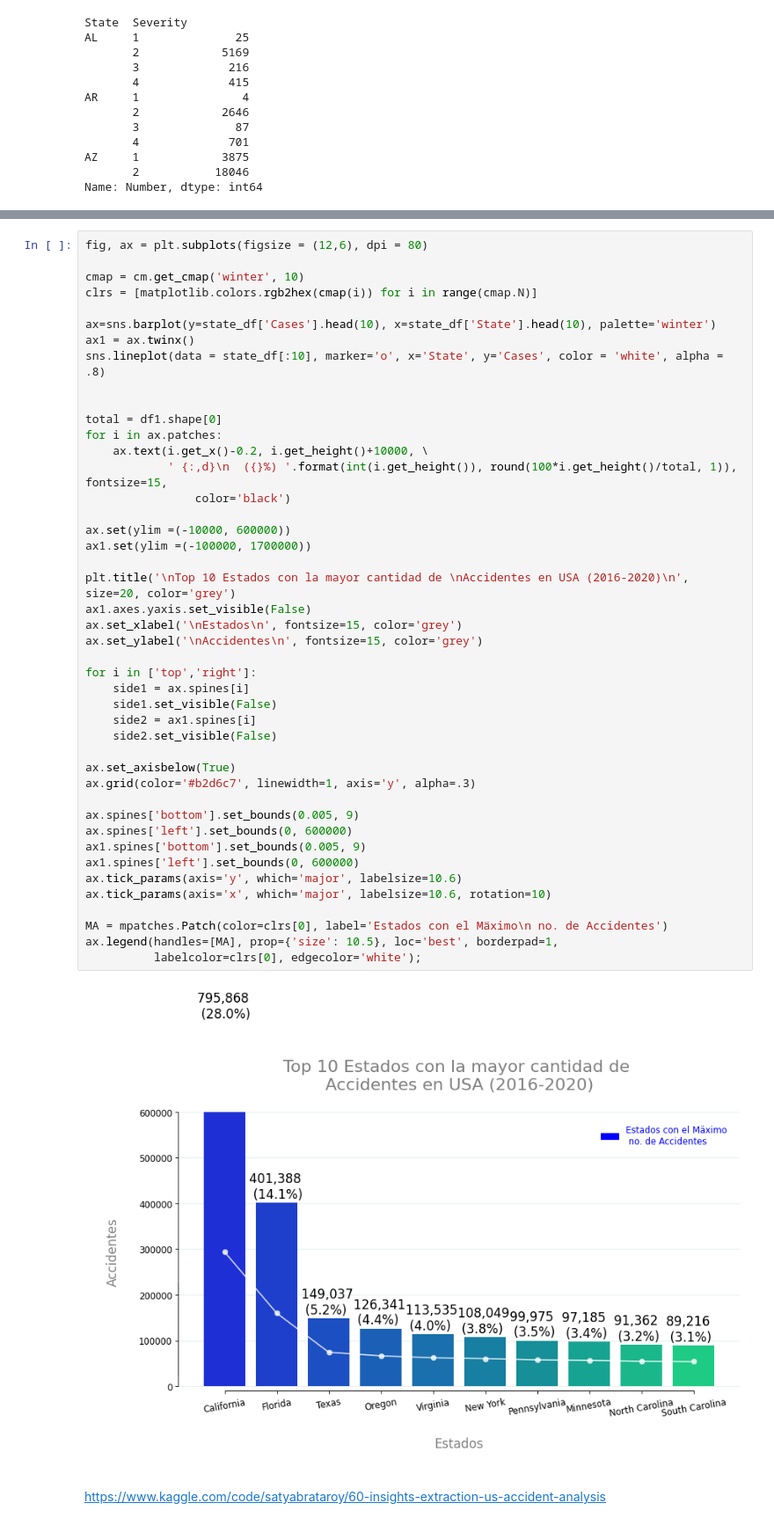
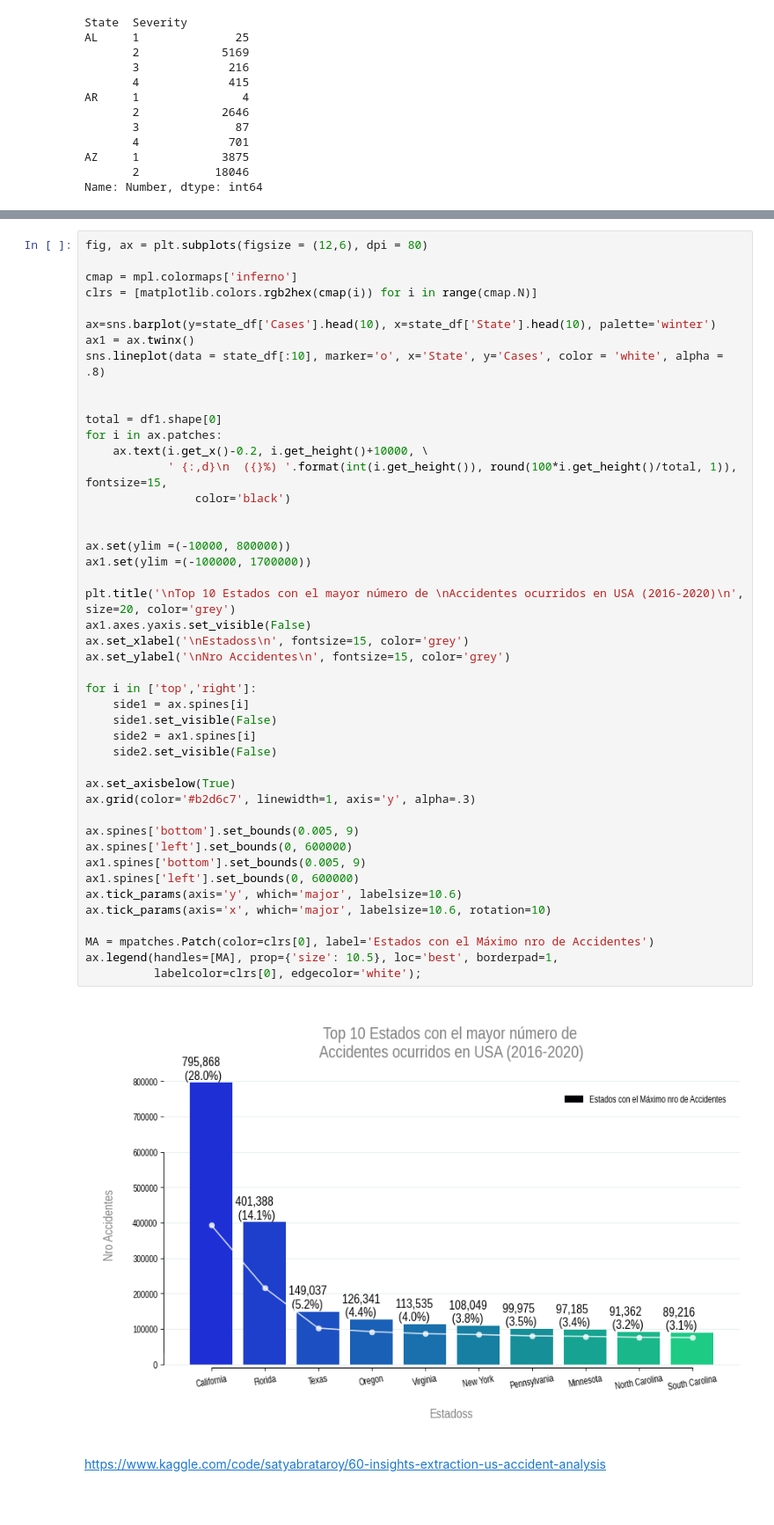
Before and after one commit to EWECORP/DScience_41870, a Jupyter notebook: VISUALIZACION_Eduardo_Ettlin.ipynb, the cells around one changed output, grey strips where cells are left out. Shown at 88% size. Drawn from its saved outputs; the diff is of its cells as text; blank space fills up the shorter version.

```diff
--- a/VISUALIZACION_Eduardo_Ettlin.ipynb
+++ b/VISUALIZACION_Eduardo_Ettlin.ipynb
@@ -357,7 +443,7 @@ top_ten_states_name = list(state_df['State'].head(10))
 # %%
 fig, ax = plt.subplots(figsize = (12,6), dpi = 80)
 
-cmap = cm.get_cmap('winter', 10)
+cmap = mpl.colormaps['inferno']
 clrs = [matplotlib.colors.rgb2hex(cmap(i)) for i in range(cmap.N)]
 
 ax=sns.barplot(y=state_df['Cases'].head(10), x=state_df['State'].head(10), palette='winter')
@@ -367,38 +453,39 @@ sns.lineplot(data = state_df[:10], marker='o', x='State', y='Cases', color = 'wh
 
 total = df1.shape[0]
 for i in ax.patches:
     ax.text(i.get_x()-0.2, i.get_height()+10000, \
             ' {:,d}\n  ({}%) '.format(int(i.get_height()), round(100*i.get_height()/total, 1)), fontsize=15,
                 color='black')
 
-ax.set(ylim =(-10000, 600000))
+
+ax.set(ylim =(-10000, 800000))
 ax1.set(ylim =(-100000, 1700000))
 
-plt.title('\nTop 10 Estados con la mayor cantidad de \nAccidentes en USA (2016-2020)\n', size=20, color='grey')
+plt.title('\nTop 10 Estados con el mayor número de \nAccidentes ocurridos en USA (2016-2020)\n', size=20, color='grey')
 ax1.axes.yaxis.set_visible(False)
-ax.set_xlabel('\nEstados\n', fontsize=15, color='grey')
-ax.set_ylabel('\nAccidentes\n', fontsize=15, color='grey')
+ax.set_xlabel('\nEstadoss\n', fontsize=15, color='grey')
+ax.set_ylabel('\nNro Accidentes\n', fontsize=15, color='grey')
 
 for i in ['top','right']:
     side1 = ax.spines[i]
     side1.set_visible(False)
     side2 = ax1.spines[i]
     side2.set_visible(False)
 
 ax.set_axisbelow(True)
 ax.grid(color='#b2d6c7', linewidth=1, axis='y', alpha=.3)
 
 ax.spines['bottom'].set_bounds(0.005, 9)
 ax.spines['left'].set_bounds(0, 600000)
 ax1.spines['bottom'].set_bounds(0.005, 9)
 ax1.spines['left'].set_bounds(0, 600000)
 ax.tick_params(axis='y', which='major', labelsize=10.6)
 ax.tick_params(axis='x', which='major', labelsize=10.6, rotation=10)
 
-MA = mpatches.Patch(color=clrs[0], label='Estados con el Mäximo\n no. de Accidentes')
+MA = mpatches.Patch(color=clrs[0], label='Estados con el Máximo nro de Accidentes')
 ax.legend(handles=[MA], prop={'size': 10.5}, loc='best', borderpad=1,
           labelcolor=clrs[0], edgecolor='white');
 # %% [output]
-[figure, old version]
+[figure, new version]
 # %% [markdown]
 https://www.kaggle.com/code/satyabrataroy/60-insights-extraction-us-accident-analysis
```
Also changed, not shown: parts of 28 cells of this notebook.
